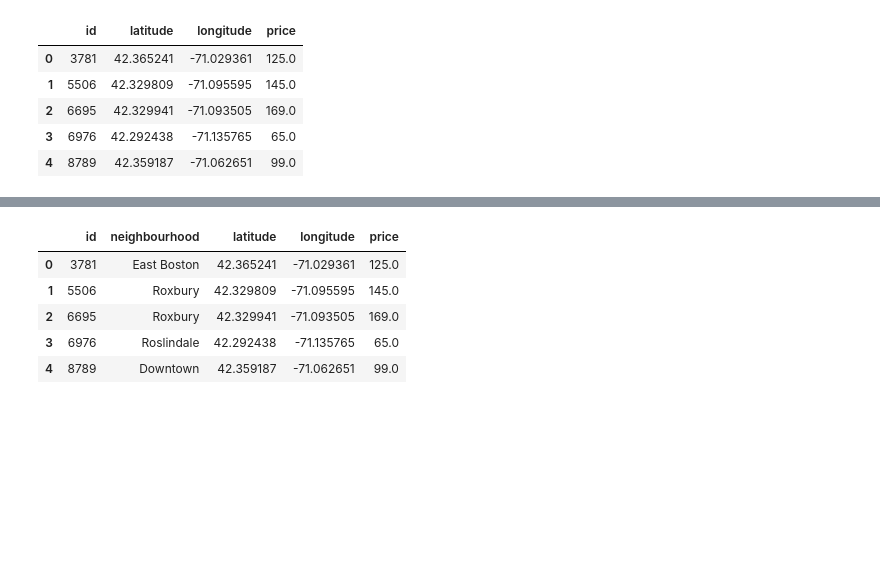
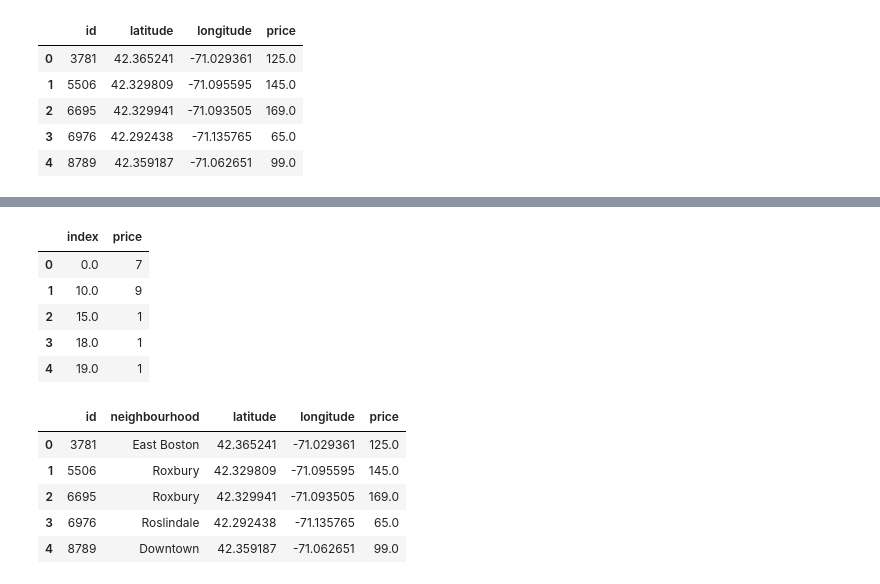
Before and after one commit to chengjiecui/Boston-Airbnb, a Jupyter notebook: notebook/Boston Airbnb.ipynb, the cells around one changed output, grey strips where cells are left out. Drawn from its saved outputs; the diff is of its cells as text; code cells hidden in the pictures; blank space fills up the shorter version.

```diff
--- a/notebook/Boston Airbnb.ipynb
+++ b/notebook/Boston Airbnb.ipynb
@@ -817,3 +859,12 @@ df_by_id.head()
+# %%
+p_d.head()
+# %% [output]
+|  | index | price |
+| 0 | 0.0 | 7 |
+| 1 | 10.0 | 9 |
+| 2 | 15.0 | 1 |
+| 3 | 18.0 | 1 |
+| 4 | 19.0 | 1 |
 # %%
 # Some of the same listings recorded slitly different geocodes over 12 month
 # resulting 58 listings have variance in neighbourhood
```
Also changed, not shown: parts of 18 cells of this notebook.
